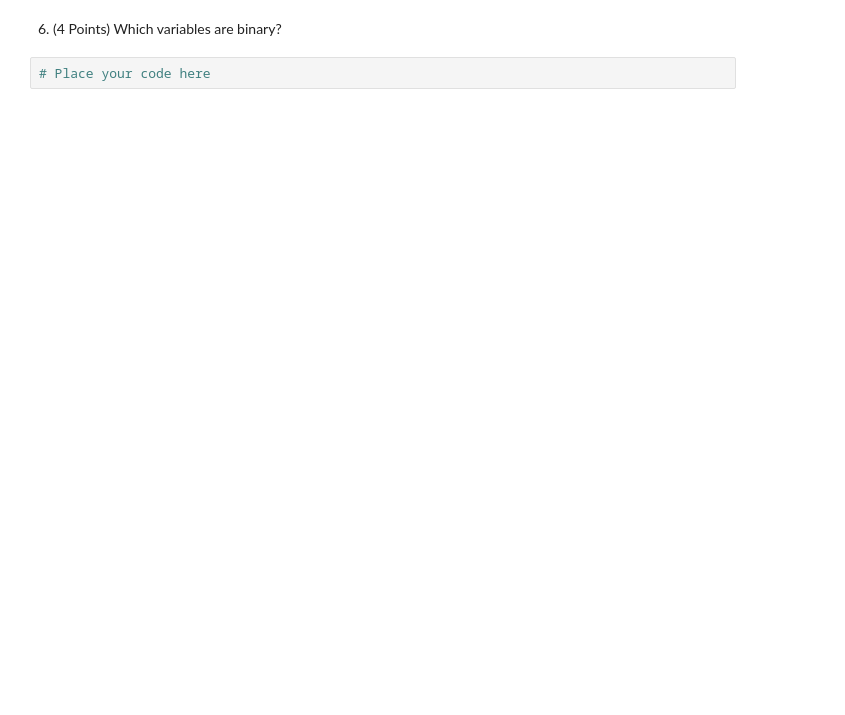
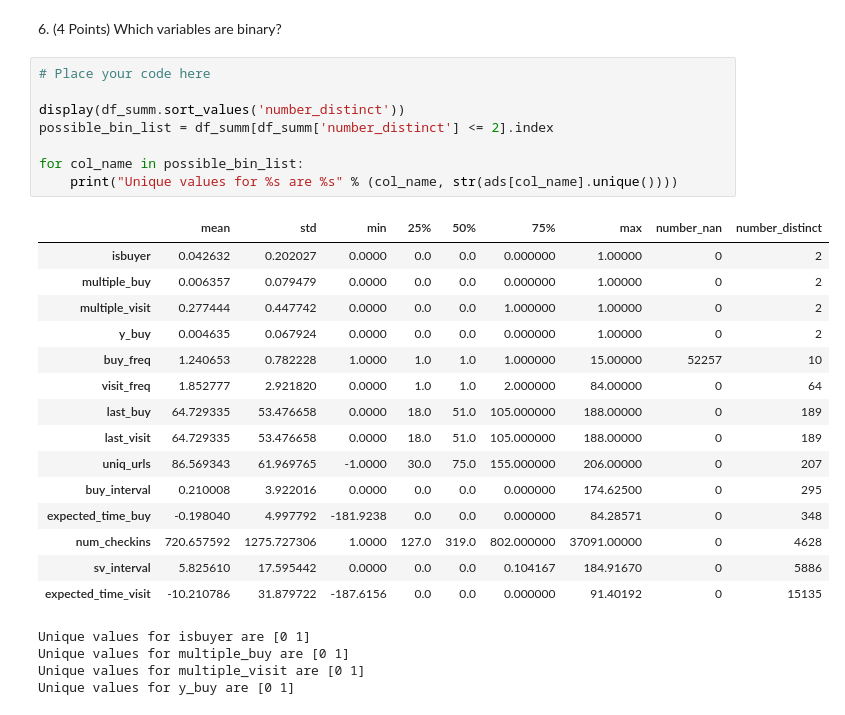
Before and after one commit to rmfeng/ds1001, a Jupyter notebook: homework/hw2/Homework 2.ipynb, the cells around one changed output. Cells and saved outputs as stored; diff of their text form; blank space fills up the shorter version.

```diff
--- a/homework/hw2/Homework 2.ipynb
+++ b/homework/hw2/Homework 2.ipynb
@@ -111,4 +240,30 @@ Hint: create another data frame that has just the records with a missing value.
 # %% [markdown]
 6\. (4 Points) Which variables are binary?
-# %%
-# Place your code here
+# %%
+# Place your code here
+
+display(df_summ.sort_values('number_distinct'))
+possible_bin_list = df_summ[df_summ['number_distinct'] <= 2].index
+
+for col_name in possible_bin_list:
+    print("Unique values for %s are %s" % (col_name, str(ads[col_name].unique())))
+# %% [output]
+|  | mean | std | min | 25% | 50% | 75% | max | number_nan | number_distinct |
+| isbuyer | 0.042632 | 0.202027 | 0.0000 | 0.0 | 0.0 | 0.000000 | 1.00000 | 0 | 2 |
+| multiple_buy | 0.006357 | 0.079479 | 0.0000 | 0.0 | 0.0 | 0.000000 | 1.00000 | 0 | 2 |
+| multiple_visit | 0.277444 | 0.447742 | 0.0000 | 0.0 | 0.0 | 1.000000 | 1.00000 | 0 | 2 |
+| y_buy | 0.004635 | 0.067924 | 0.0000 | 0.0 | 0.0 | 0.000000 | 1.00000 | 0 | 2 |
+| buy_freq | 1.240653 | 0.782228 | 1.0000 | 1.0 | 1.0 | 1.000000 | 15.00000 | 52257 | 10 |
+| visit_freq | 1.852777 | 2.921820 | 0.0000 | 1.0 | 1.0 | 2.000000 | 84.00000 | 0 | 64 |
+| last_buy | 64.729335 | 53.476658 | 0.0000 | 18.0 | 51.0 | 105.000000 | 188.00000 | 0 | 189 |
+| last_visit | 64.729335 | 53.476658 | 0.0000 | 18.0 | 51.0 | 105.000000 | 188.00000 | 0 | 189 |
+| uniq_urls | 86.569343 | 61.969765 | -1.0000 | 30.0 | 75.0 | 155.000000 | 206.00000 | 0 | 207 |
+| buy_interval | 0.210008 | 3.922016 | 0.0000 | 0.0 | 0.0 | 0.000000 | 174.62500 | 0 | 295 |
+| expected_time_buy | -0.198040 | 4.997792 | -181.9238 | 0.0 | 0.0 | 0.000000 | 84.28571 | 0 | 348 |
+| num_checkins | 720.657592 | 1275.727306 | 1.0000 | 127.0 | 319.0 | 802.000000 | 37091.00000 | 0 | 4628 |
+| sv_interval | 5.825610 | 17.595442 | 0.0000 | 0.0 | 0.0 | 0.104167 | 184.91670 | 0 | 5886 |
+| expected_time_visit | -10.210786 | 31.879722 | -187.6156 | 0.0 | 0.0 | 0.000000 | 91.40192 | 0 | 15135 |
+Unique values for isbuyer are [0 1]
+Unique values for multiple_buy are [0 1]
+Unique values for multiple_visit are [0 1]
+Unique values for y_buy are [0 1]
```
Also changed, not shown: parts of 22 cells of this notebook, 2 other files.
